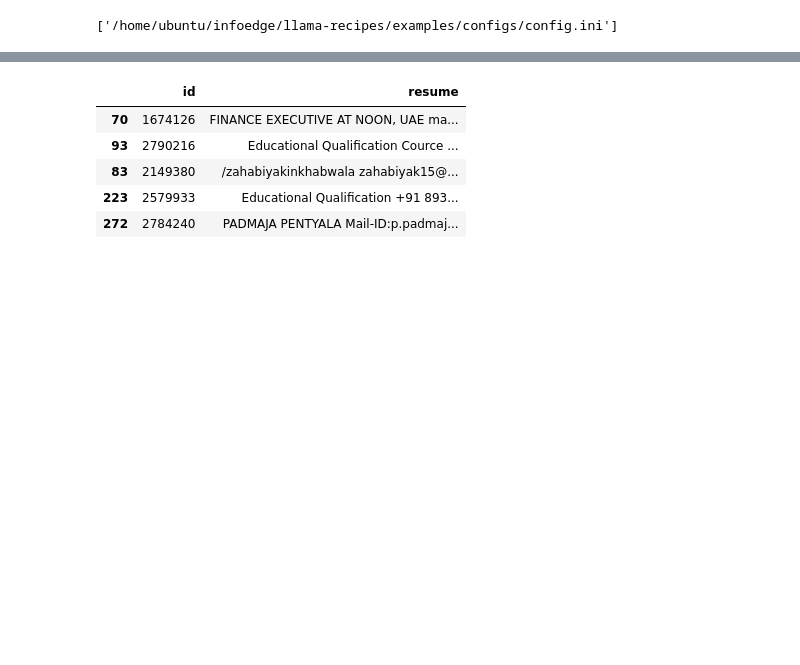
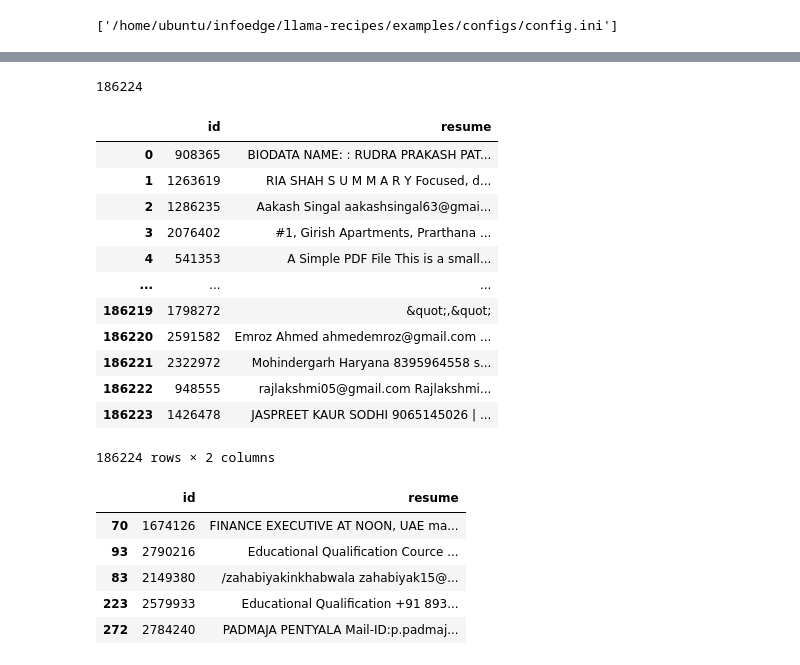
Before and after one commit to Highorbit/llama-recipes, a Jupyter notebook: examples/code_langchain/fetch_resume.ipynb, the cells around one changed output, grey strips where cells are left out. Drawn from its saved outputs; the diff is of its cells as text; code cells hidden in the pictures; blank space fills up the shorter version.

```diff
--- a/examples/code_langchain/fetch_resume.ipynb
+++ b/examples/code_langchain/fetch_resume.ipynb
@@ -131,3 +143,6 @@ def construct_user_data_search_embed(user_json):
             continue
 
     return user_dict
+# %%
+for i in range(0, 100, 10):
+    print(i)
@@ -133,0 +160,20 @@ def construct_user_data_search_embed(user_json):
+# %%
+import pandas as pd
+
+def get_user_data_in_batches(uid_list, batch_size=1000):
+    user_data = pd.DataFrame()
+
+    # Divide uid_list into batches
+    for i in range(0, len(uid_list), batch_size):
+        batch_uids = uid_list[i:i + batch_size]
+
+        # Call the function for each batch
+        batch_user_data = get_user_data_search_embed(batch_uids)
+
+        # Concatenate the DataFrames obtained from each batch
+        user_data = pd.concat([user_data, batch_user_data], ignore_index=True)
+
+    return user_data
+# %%
+# Example usage
+batched_user_data = get_user_data_in_batches(uid_list, batch_size=1000)
@@ -133,0 +184,20 @@ def construct_user_data_search_embed(user_json):
+# %%
+batched_user_data.id.nunique()
+# %% [output]
+186224
+# %%
+batched_user_data
+# %% [output]
+|  | id | resume |
+| 0 | 908365 | BIODATA NAME: : RUDRA PRAKASH PAT... |
+| 1 | 1263619 | RIA SHAH S U M M A R Y Focused, d... |
+| 2 | 1286235 | Aakash Singal aakashsingal63@gmai... |
+| 3 | 2076402 | #1, Girish Apartments, Prarthana ... |
+| 4 | 541353 | A Simple PDF File This is a small... |
+| ... | ... | ... |
+| 186219 | 1798272 | &quot;,&quot; |
+| 186220 | 2591582 | Emroz Ahmed ahmedemroz@gmail.com ... |
+| 186221 | 2322972 | Mohindergarh Haryana 8395964558 s... |
+| 186222 | 948555 | rajlakshmi05@gmail.com Rajlakshmi... |
+| 186223 | 1426478 | JASPREET KAUR SODHI 9065145026 | ... |
+186224 rows × 2 columns
```
Also changed, not shown: parts of 16 cells of this notebook, 7 other files.
